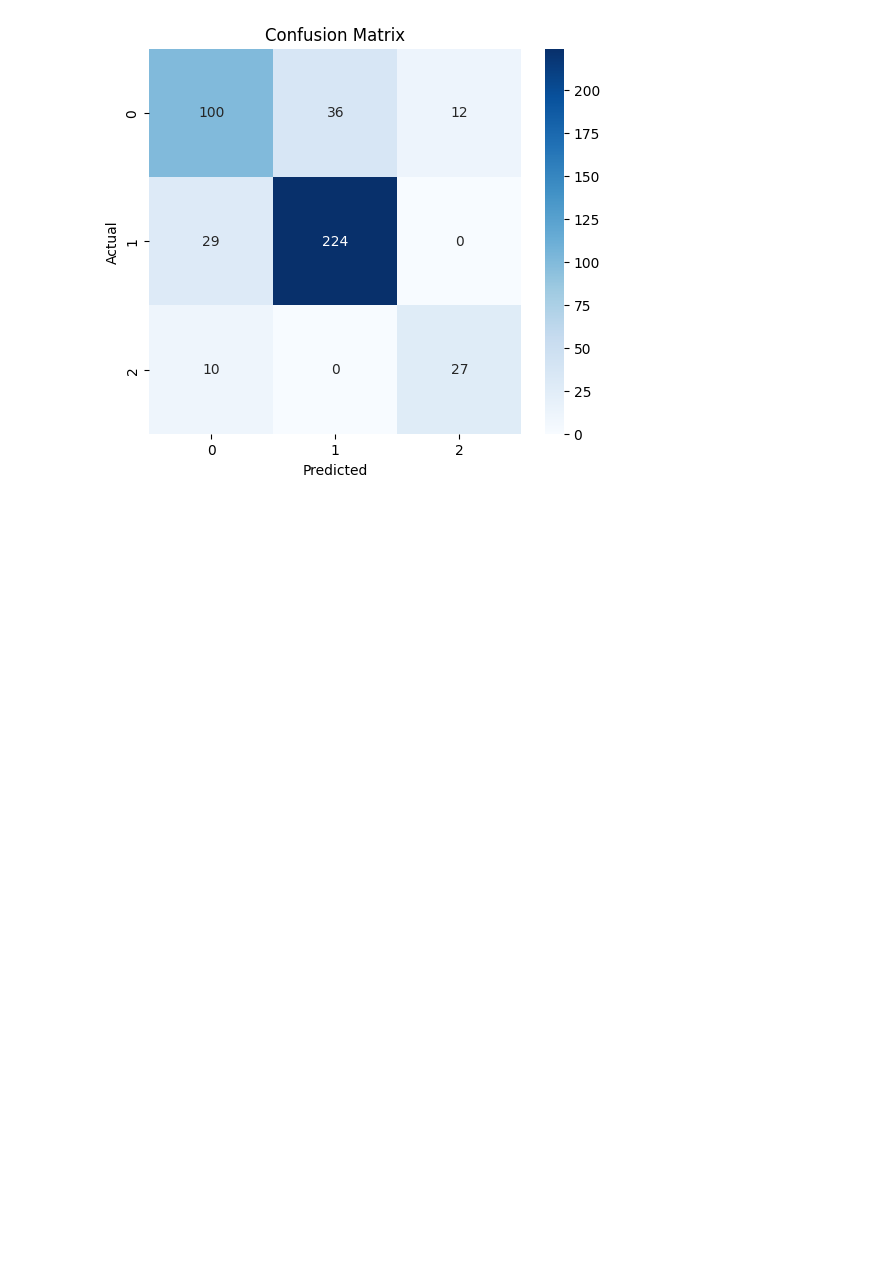
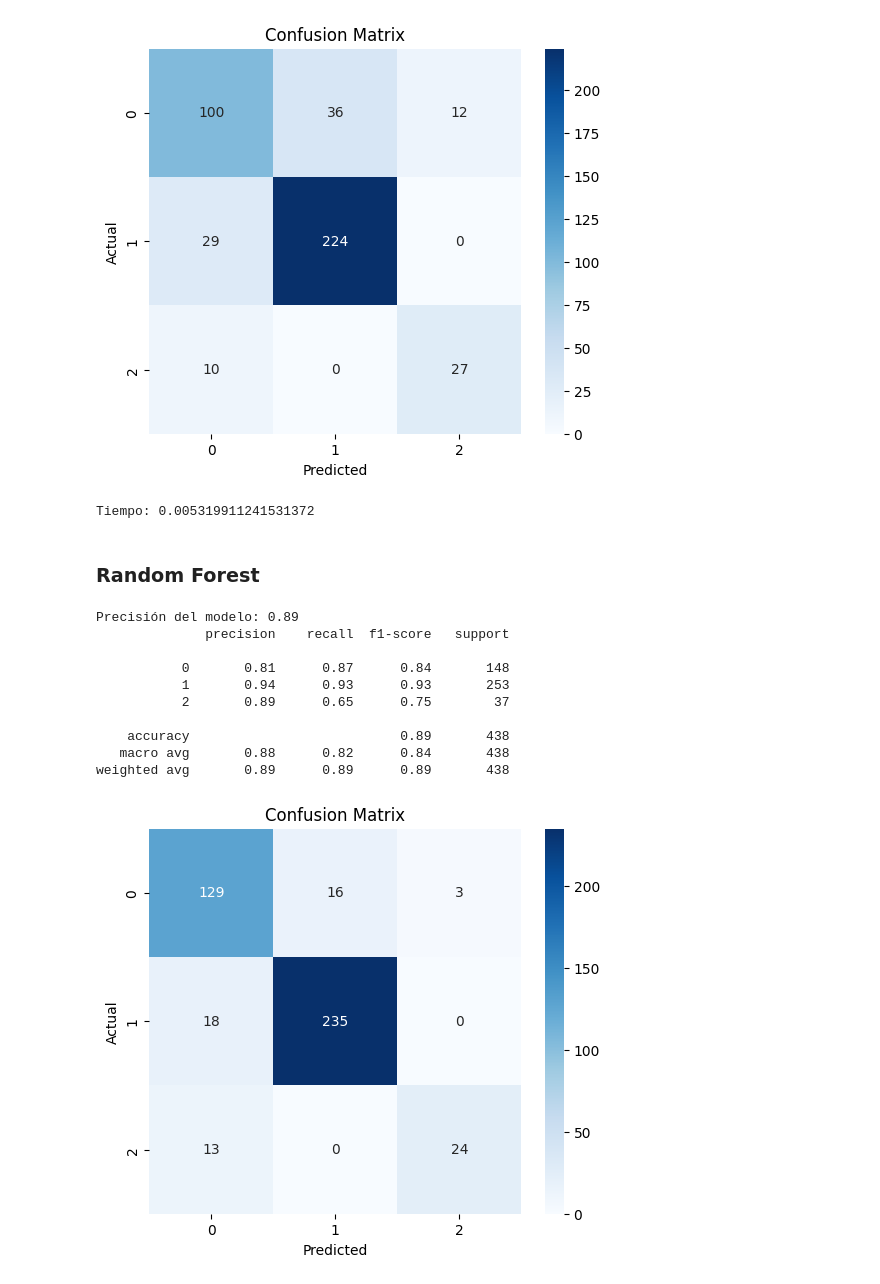
Before and after one commit to DiegoDuaS/Decision_Trees_2, a Jupyter notebook: actividades.ipynb, the cells around one changed output. Saved outputs shown, nothing was run; the diff lists cells and outputs as text; code cells hidden in the pictures; blank space fills up the shorter version.

Commit message:
feat: late, but random forest and average time

```diff
--- a/actividades.ipynb
+++ b/actividades.ipynb
@@ -449,3 +449,37 @@ Precisión del modelo: 0.80
    macro avg       0.76      0.76      0.76       438
 weighted avg       0.80      0.80      0.80       438
 [figure]
+# %%
+import time
+ct_4 = DecisionTreeClassifier(criterion="gini", max_depth=4, random_state=42)
+ct_4 = ct_4.fit(X_train, y_train)
+times_ct = []
+for i in range(0,1000):
+    start_time = time.time()
+    ct_4.predict(X_test)
+    times_ct.append(time.time() - start_time)
+
+print(f"Tiempo: {np.mean(times_ct)}")
+# %% [output]
+Tiempo: 0.005319911241531372
+# %% [markdown]
+### Random Forest
+# %%
+from sklearn.ensemble import RandomForestClassifier
+
+rf_model = RandomForestClassifier(n_estimators=100, random_state=42)
+rf_model.fit(X_train, y_train)
+y_pred_RM = rf_model.predict(X_test)
+ct_tree.metrics_and_cm(y_pred_RM, y_test)
+# %% [output]
+Precisión del modelo: 0.89
+              precision    recall  f1-score   support
+
+           0       0.81      0.87      0.84       148
+           1       0.94      0.93      0.93       253
+           2       0.89      0.65      0.75        37
+
+    accuracy                           0.89       438
+   macro avg       0.88      0.82      0.84       438
+weighted avg       0.89      0.89      0.89       438
+[figure, added]
```
Also changed, not shown: parts of 8 cells of this notebook.
